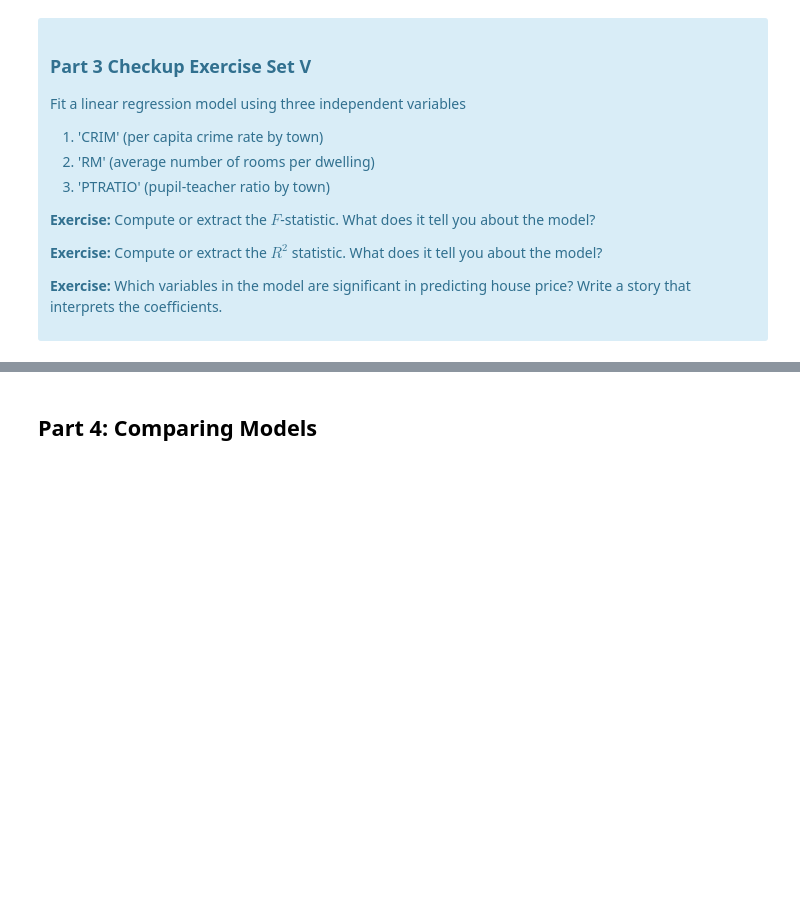
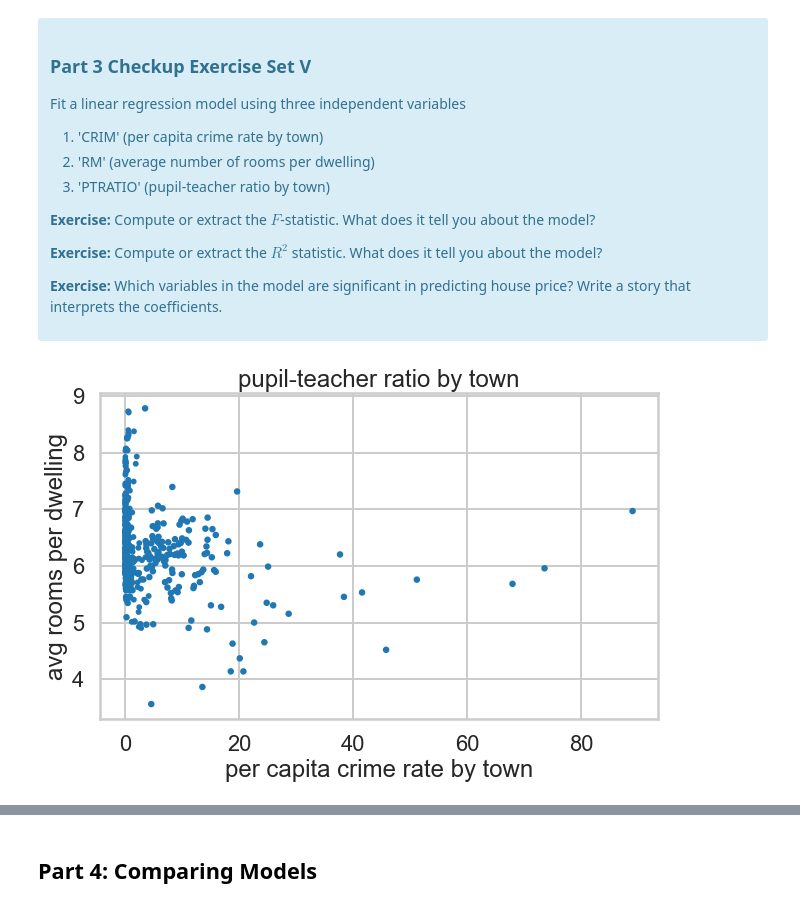
Before and after one commit to annafin/Springboard-Data-Science, a Jupyter notebook: unit_10_machine_learning/linear_regression/mini_project_linear_regression.ipynb, the cells around one changed output, grey strips where cells are left out. Saved outputs shown, nothing was run; the diff lists cells and outputs as text; code cells hidden in the pictures; blank space fills up the shorter version.

```diff
--- a/unit_10_machine_learning/linear_regression/mini_project_linear_regression.ipynb
+++ b/unit_10_machine_learning/linear_regression/mini_project_linear_regression.ipynb
@@ -770,0 +771,11 @@ Ttest_indResult(statistic=9.706959605319538, pvalue=2.332589698522123e-21)
+# %%
+# your turn
+
+plt.figure(figsize=(10, 6))
+plt.scatter(bos.CRIM, bos.RM, bos.PTRATIO)
+plt.xlabel('per capita crime rate by town')
+plt.ylabel('avg rooms per dwelling')
+plt.title('pupil-teacher ratio by town')
+plt.show()
+# %% [output]
+[figure, added]
```
Also changed, not shown: parts of 8 cells of this notebook.
